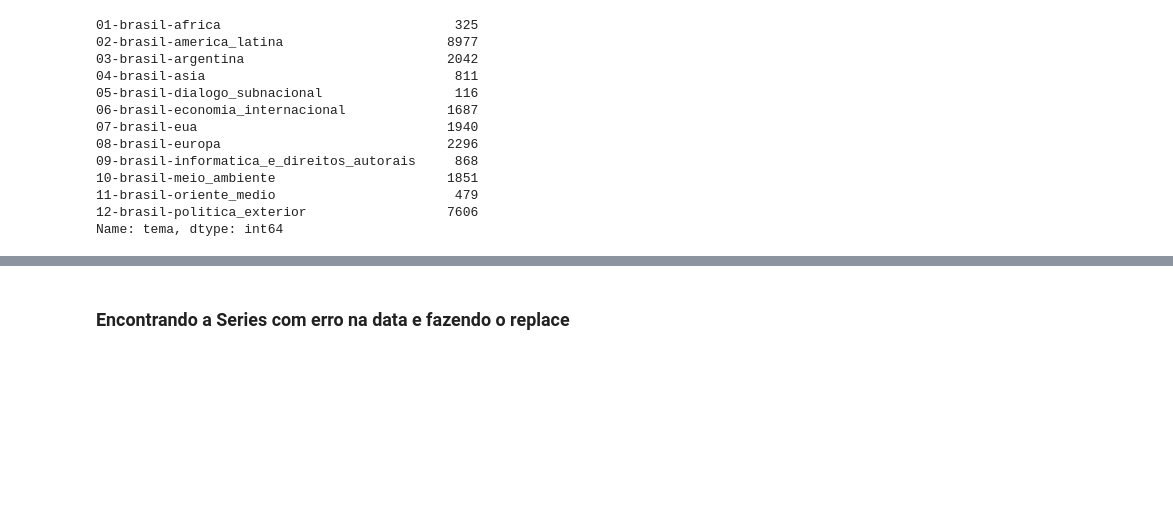
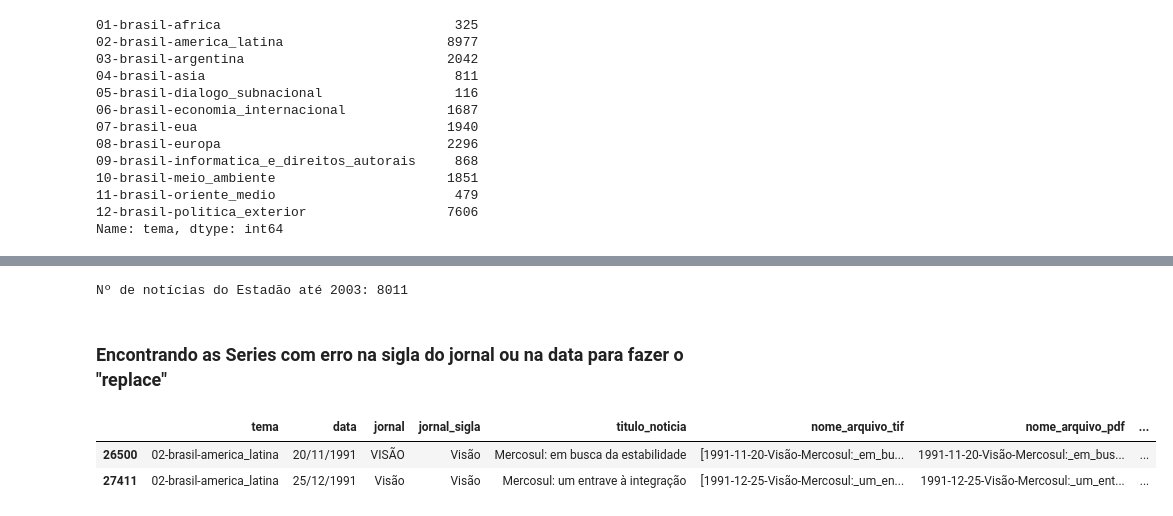
Before and after one commit to thiagovicino/python_analise_dados, a Jupyter notebook: Análise_dados_02_json_thiago.ipynb, the cells around one changed output, grey strips where cells are left out. Drawn from its saved outputs; the diff is of its cells as text; code cells hidden in the pictures; blank space fills up the shorter version.

```diff
--- a/Análise_dados_02_json_thiago.ipynb
+++ b/Análise_dados_02_json_thiago.ipynb
@@ -140,0 +199,6 @@ frequencia_noticias
+# %%
+# Notícias do Estadão (ESP) por período
+ESP_ate_2003 = frequencia_noticias[1]
+print(f'Nº de notícias do Estadão até 2003: {ESP_ate_2003}')
+# %% [output]
+Nº de notícias do Estadão até 2003: 8011
@@ -141,2 +209,11 @@ frequencia_noticias
 # %% [markdown]
-### Encontrando a Series com erro na data e fazendo o replace
+### Encontrando as Series com erro na sigla do jornal ou na data para fazer o "replace"
+# %%
+# Series com erros na sigla
+coluna_jornal_sigla = dataset["jornal_sigla"]
+sigla_com_erro = dataset.loc[coluna_jornal_sigla == "Visão"]
+sigla_com_erro
+# %% [output]
+|  | tema | data | jornal | jornal_sigla | titulo_noticia | nome_arquivo_tif | nome_arquivo_pdf | ... |
+| 26500 | 02-brasil-america_latina | 20/11/1991 | VISÃO | Visão | Mercosul: em busca da estabilidade | [1991-11-20-Visão-Mercosul:_em_bu... | 1991-11-20-Visão-Mercosul:_em_bus... | ... |
+| 27411 | 02-brasil-america_latina | 25/12/1991 | Visão | Visão | Mercosul: um entrave à integração | [1991-12-25-Visão-Mercosul:_um_en... | 1991-12-25-Visão-Mercosul:_um_ent... | ... |
```
Also changed, not shown: parts of 14 cells of this notebook.
